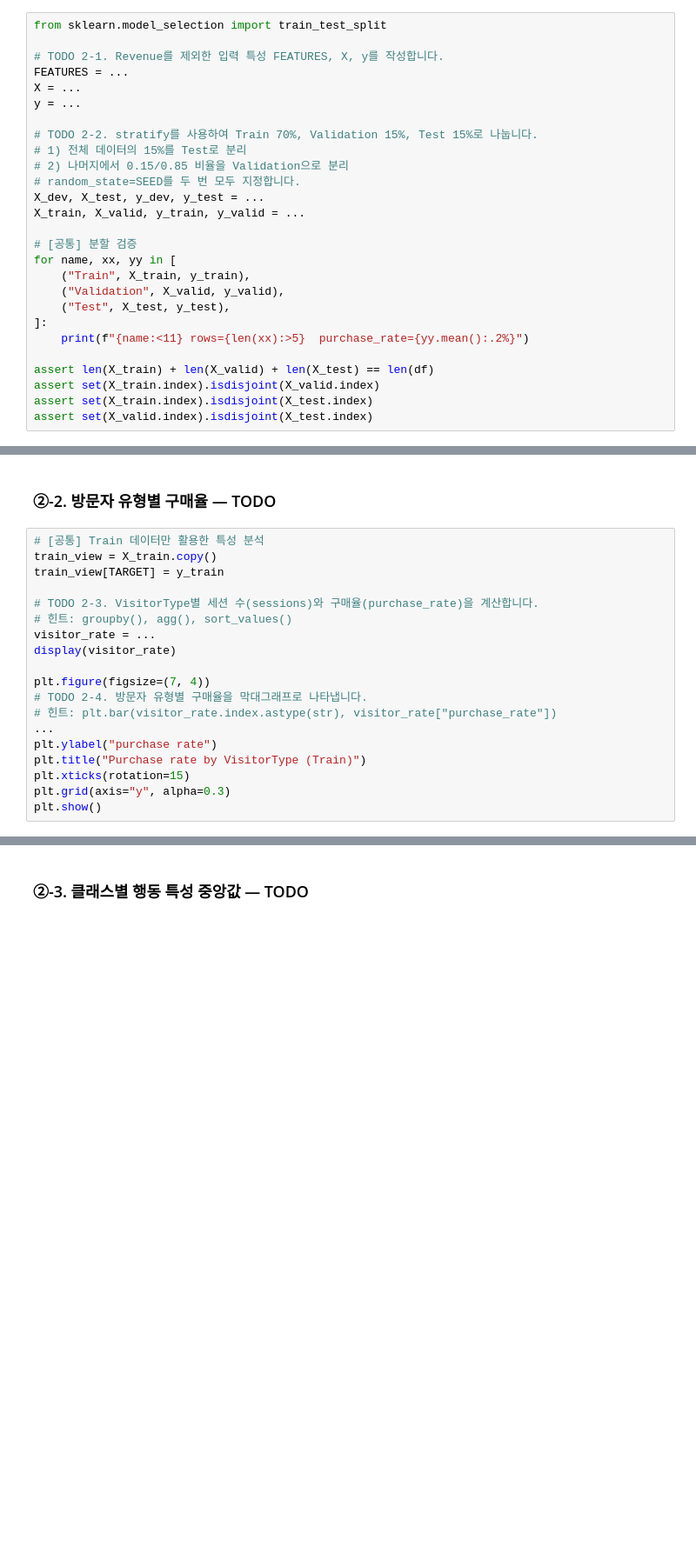
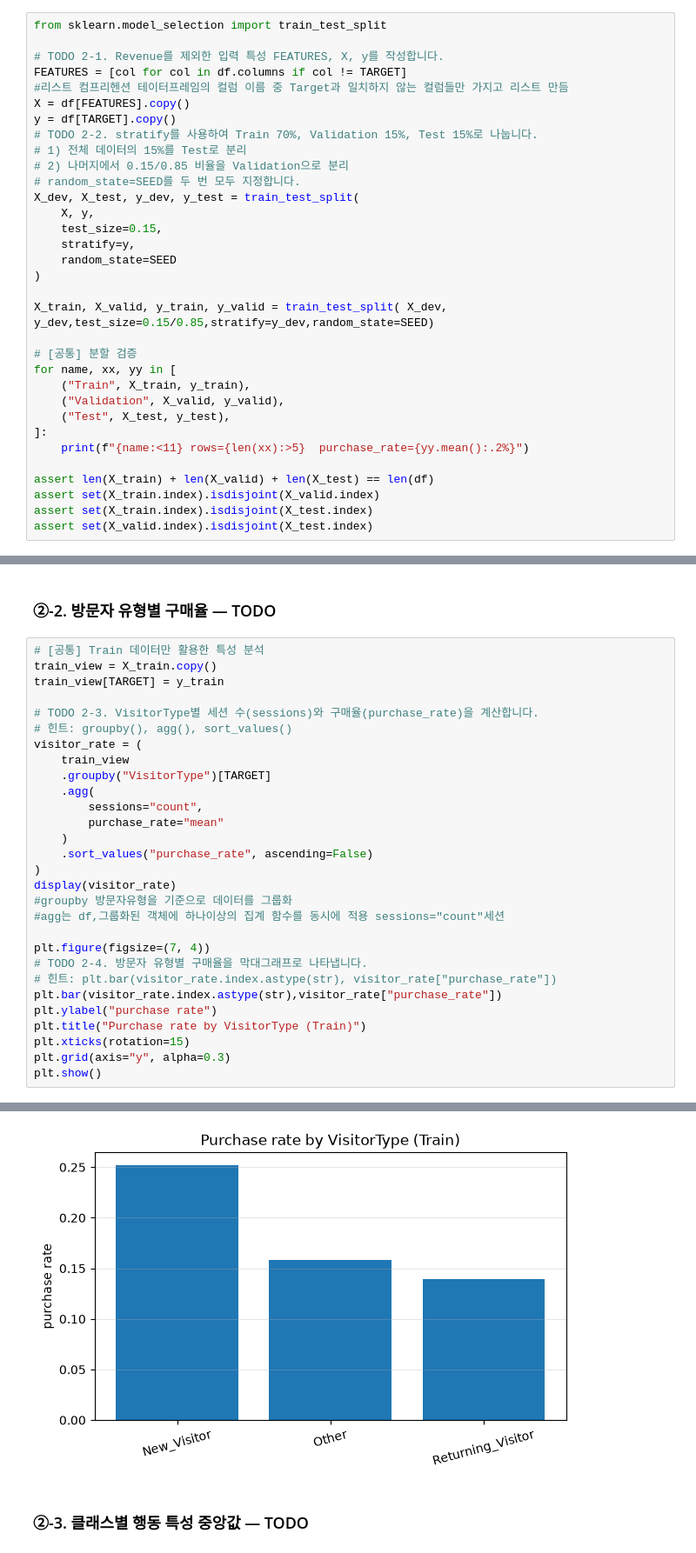
Before and after one commit to djdjwoqve-boop/ai-mini-projects, a Jupyter notebook: mini-project-01/code/02_classification_online_shopping.ipynb, the cells around one changed output, grey strips where cells are left out. Shown at 87% size. Saved outputs shown, nothing was run; the diff lists cells and outputs as text; blank space fills up the shorter version.

```diff
--- a/mini-project-01/code/02_classification_online_shopping.ipynb
+++ b/mini-project-01/code/02_classification_online_shopping.ipynb
@@ -431,16 +443,22 @@ plt.show()
 from sklearn.model_selection import train_test_split
 
 # TODO 2-1. Revenue를 제외한 입력 특성 FEATURES, X, y를 작성합니다.
-FEATURES = ...
-X = ...
-y = ...
-
+FEATURES = [col for col in df.columns if col != TARGET]
+#리스트 컴프리헨션 테이터프레임의 컬럼 이름 중 Target과 일치하지 않는 컬럼들만 가지고 리스트 만듬
+X = df[FEATURES].copy()
+y = df[TARGET].copy()
 # TODO 2-2. stratify를 사용하여 Train 70%, Validation 15%, Test 15%로 나눕니다.
 # 1) 전체 데이터의 15%를 Test로 분리
 # 2) 나머지에서 0.15/0.85 비율을 Validation으로 분리
 # random_state=SEED를 두 번 모두 지정합니다.
-X_dev, X_test, y_dev, y_test = ...
-X_train, X_valid, y_train, y_valid = ...
+X_dev, X_test, y_dev, y_test = train_test_split(
+    X, y,
+    test_size=0.15,
+    stratify=y,
+    random_state=SEED
+)
+
+X_train, X_valid, y_train, y_valid = train_test_split( X_dev, y_dev,test_size=0.15/0.85,stratify=y_dev,random_state=SEED)
 
 # [공통] 분할 검증
 for name, xx, yy in [
@@ -463,15 +485,26 @@ train_view[TARGET] = y_train
 
 # TODO 2-3. VisitorType별 세션 수(sessions)와 구매율(purchase_rate)을 계산합니다.
 # 힌트: groupby(), agg(), sort_values()
-visitor_rate = ...
+visitor_rate = (
+    train_view
+    .groupby("VisitorType")[TARGET]
+    .agg(
+        sessions="count",
+        purchase_rate="mean"
+    )
+    .sort_values("purchase_rate", ascending=False)
+)
 display(visitor_rate)
+#groupby 방문자유형을 기준으로 데이터를 그룹화
+#agg는 df,그룹화된 객체에 하나이상의 집계 함수를 동시에 적용 sessions="count"세션
 
 plt.figure(figsize=(7, 4))
 # TODO 2-4. 방문자 유형별 구매율을 막대그래프로 나타냅니다.
 # 힌트: plt.bar(visitor_rate.index.astype(str), visitor_rate["purchase_rate"])
-...
+plt.bar(visitor_rate.index.astype(str),visitor_rate["purchase_rate"])
 plt.ylabel("purchase rate")
 plt.title("Purchase rate by VisitorType (Train)")
 plt.xticks(rotation=15)
 plt.grid(axis="y", alpha=0.3)
 plt.show()
+# %% [output]
@@ -478,3 +516,4 @@ plt.show()
+[figure, added]
 # %% [markdown]
 ### ②-3. 클래스별 행동 특성 중앙값 — TODO
 # %%
```
Also changed, not shown: parts of 5 cells of this notebook.
